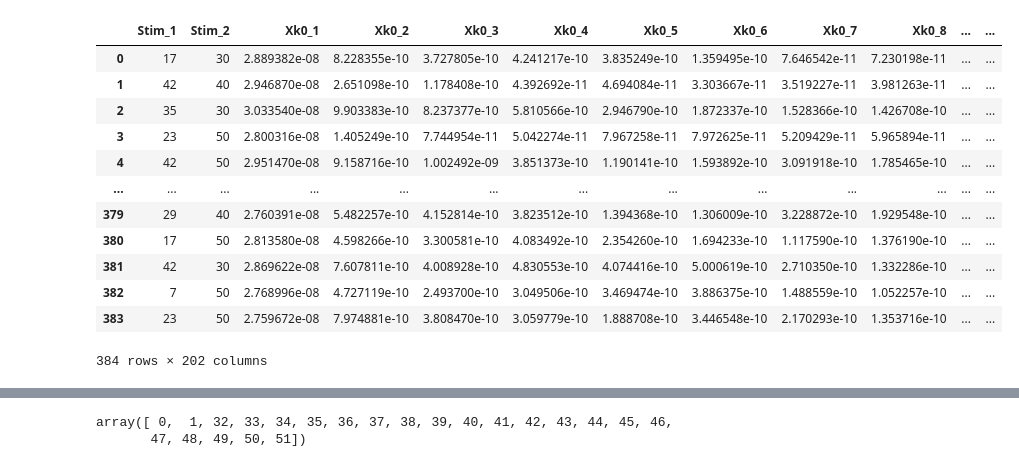
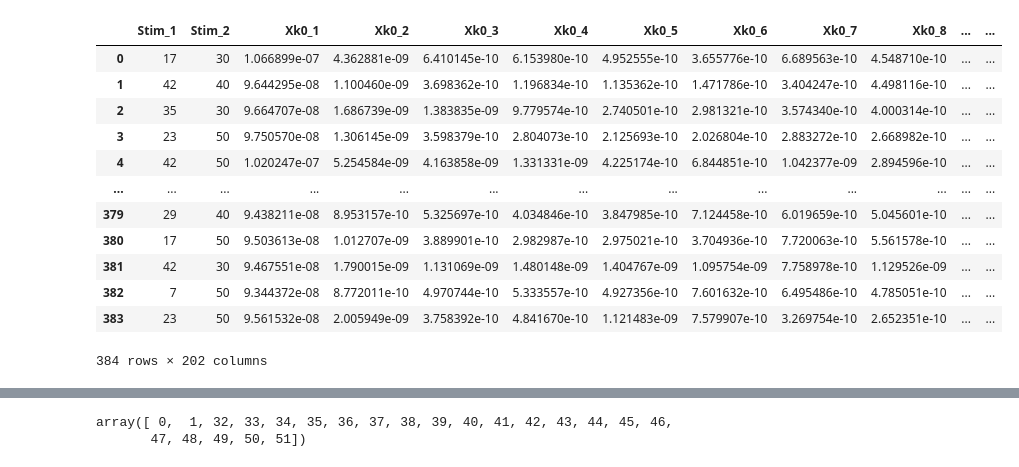
Before and after one commit to Simurgh818/NeuroGaussianProcess, a Jupyter notebook: GP_Anastheisa_vs_Awake.ipynb, the cells around one changed output, grey strips where cells are left out. Drawn from its saved outputs; the diff is of its cells as text; code cells hidden in the pictures.

```diff
--- a/GP_Anastheisa_vs_Awake.ipynb
+++ b/GP_Anastheisa_vs_Awake.ipynb
@@ -10,23 +10,23 @@ import GPy
 # %%
 # Import datasets as pandas
 # from scipy.io import loadmat
 import pandas as pd
 # data_set = loadmat("Mark_4sec_CA1PSD_ISO_freqamp_020619.mat")
-CA1_df = pd.read_csv("Mark_4sec_CA1PSD_ISO_freqamp_020619.csv")
+CA1_df = pd.read_csv("Mark_4sec_CA3PSD_ISO_freqamp_020619.csv")
 CA1_df
 # %% [output]
 |  | Stim_1 | Stim_2 | Xk0_1 | Xk0_2 | Xk0_3 | Xk0_4 | Xk0_5 | Xk0_6 | Xk0_7 | Xk0_8 | ... | ... |
-| 0 | 17 | 30 | 2.889382e-08 | 8.228355e-10 | 3.727805e-10 | 4.241217e-10 | 3.835249e-10 | 1.359495e-10 | 7.646542e-11 | 7.230198e-11 | ... | ... |
-| 1 | 42 | 40 | 2.946870e-08 | 2.651098e-10 | 1.178408e-10 | 4.392692e-11 | 4.694084e-11 | 3.303667e-11 | 3.519227e-11 | 3.981263e-11 | ... | ... |
-| 2 | 35 | 30 | 3.033540e-08 | 9.903383e-10 | 8.237377e-10 | 5.810566e-10 | 2.946790e-10 | 1.872337e-10 | 1.528366e-10 | 1.426708e-10 | ... | ... |
-| 3 | 23 | 50 | 2.800316e-08 | 1.405249e-10 | 7.744954e-11 | 5.042274e-11 | 7.967258e-11 | 7.972625e-11 | 5.209429e-11 | 5.965894e-11 | ... | ... |
-| 4 | 42 | 50 | 2.951470e-08 | 9.158716e-10 | 1.002492e-09 | 3.851373e-10 | 1.190141e-10 | 1.593892e-10 | 3.091918e-10 | 1.785465e-10 | ... | ... |
+| 0 | 17 | 30 | 1.066899e-07 | 4.362881e-09 | 6.410145e-10 | 6.153980e-10 | 4.952555e-10 | 3.655776e-10 | 6.689563e-10 | 4.548710e-10 | ... | ... |
+| 1 | 42 | 40 | 9.644295e-08 | 1.100460e-09 | 3.698362e-10 | 1.196834e-10 | 1.135362e-10 | 1.471786e-10 | 3.404247e-10 | 4.498116e-10 | ... | ... |
+| 2 | 35 | 30 | 9.664707e-08 | 1.686739e-09 | 1.383835e-09 | 9.779574e-10 | 2.740501e-10 | 2.981321e-10 | 3.574340e-10 | 4.000314e-10 | ... | ... |
+| 3 | 23 | 50 | 9.750570e-08 | 1.306145e-09 | 3.598379e-10 | 2.804073e-10 | 2.125693e-10 | 2.026804e-10 | 2.883272e-10 | 2.668982e-10 | ... | ... |
+| 4 | 42 | 50 | 1.020247e-07 | 5.254584e-09 | 4.163858e-09 | 1.331331e-09 | 4.225174e-10 | 6.844851e-10 | 1.042377e-09 | 2.894596e-10 | ... | ... |
 | ... | ... | ... | ... | ... | ... | ... | ... | ... | ... | ... | ... | ... |
-| 379 | 29 | 40 | 2.760391e-08 | 5.482257e-10 | 4.152814e-10 | 3.823512e-10 | 1.394368e-10 | 1.306009e-10 | 3.228872e-10 | 1.929548e-10 | ... | ... |
-| 380 | 17 | 50 | 2.813580e-08 | 4.598266e-10 | 3.300581e-10 | 4.083492e-10 | 2.354260e-10 | 1.694233e-10 | 1.117590e-10 | 1.376190e-10 | ... | ... |
-| 381 | 42 | 30 | 2.869622e-08 | 7.607811e-10 | 4.008928e-10 | 4.830553e-10 | 4.074416e-10 | 5.000619e-10 | 2.710350e-10 | 1.332286e-10 | ... | ... |
-| 382 | 7 | 50 | 2.768996e-08 | 4.727119e-10 | 2.493700e-10 | 3.049506e-10 | 3.469474e-10 | 3.886375e-10 | 1.488559e-10 | 1.052257e-10 | ... | ... |
-| 383 | 23 | 50 | 2.759672e-08 | 7.974881e-10 | 3.808470e-10 | 3.059779e-10 | 1.888708e-10 | 3.446548e-10 | 2.170293e-10 | 1.353716e-10 | ... | ... |
+| 379 | 29 | 40 | 9.438211e-08 | 8.953157e-10 | 5.325697e-10 | 4.034846e-10 | 3.847985e-10 | 7.124458e-10 | 6.019659e-10 | 5.045601e-10 | ... | ... |
+| 380 | 17 | 50 | 9.503613e-08 | 1.012707e-09 | 3.889901e-10 | 2.982987e-10 | 2.975021e-10 | 3.704936e-10 | 7.720063e-10 | 5.561578e-10 | ... | ... |
+| 381 | 42 | 30 | 9.467551e-08 | 1.790015e-09 | 1.131069e-09 | 1.480148e-09 | 1.404767e-09 | 1.095754e-09 | 7.758978e-10 | 1.129526e-09 | ... | ... |
+| 382 | 7 | 50 | 9.344372e-08 | 8.772011e-10 | 4.970744e-10 | 5.333557e-10 | 4.927356e-10 | 7.601632e-10 | 6.495486e-10 | 4.785051e-10 | ... | ... |
+| 383 | 23 | 50 | 9.561532e-08 | 2.005949e-09 | 3.758392e-10 | 4.841670e-10 | 1.121483e-09 | 7.579907e-10 | 3.269754e-10 | 2.652351e-10 | ... | ... |
 384 rows × 202 columns
 # %%
 CA1_df.describe()
```
Also changed, not shown: parts of 20 cells of this notebook, 1 other file.
